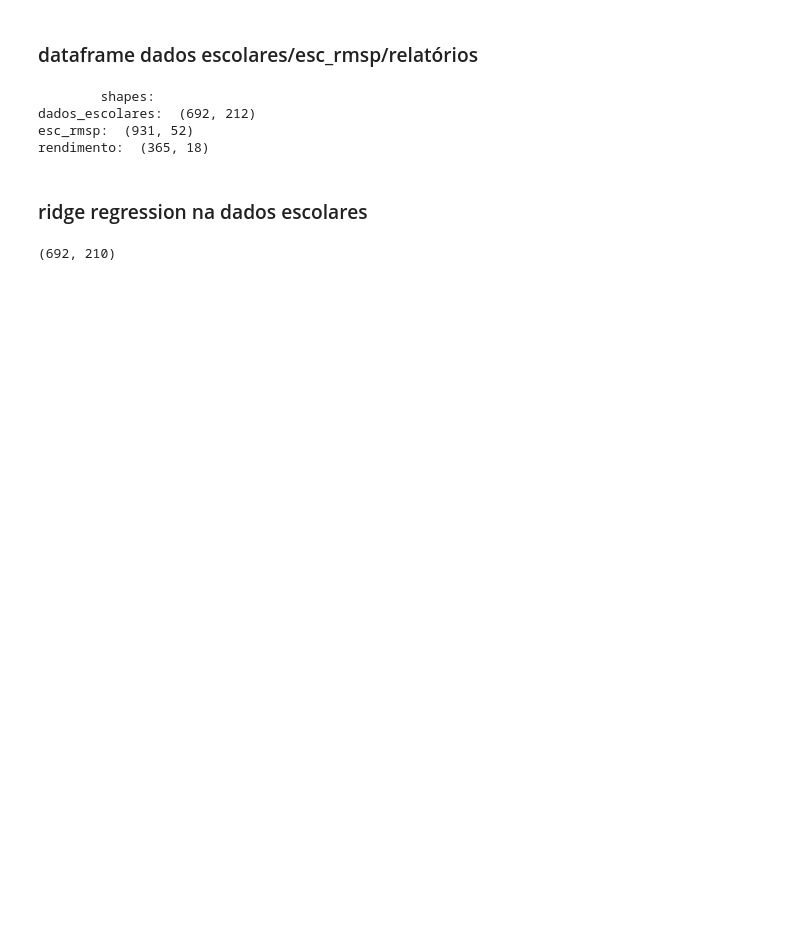
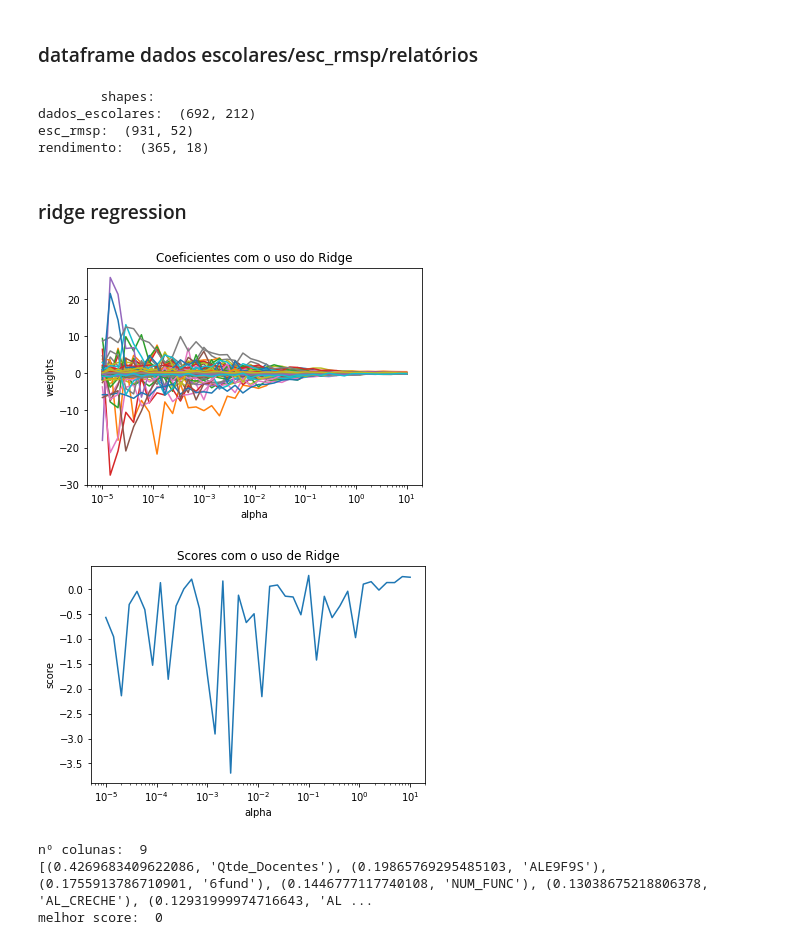
Before and after one commit to GiovaniValdrighi/DataScience_IC, a Jupyter notebook: Contest/ridge_lasso.ipynb, the cells around one changed output. Cells and saved outputs as stored; diff of their text form; code cells hidden in the pictures; blank space fills up the shorter version.

```diff
--- a/Contest/ridge_lasso.ipynb
+++ b/Contest/ridge_lasso.ipynb
@@ -54,16 +55,4 @@ dados_escolares:  (692, 212)
 esc_rmsp:  (931, 52)
 rendimento:  (365, 18)
 # %% [markdown]
-### ridge regression na dados escolares
+### ridge regression
-# %%
-#criando o merge com base na coluna CODMEC usando o dataframe target e os dados escolares
-new_df = pd.merge(dados_escolares, nota, on = 'CODMEC')
-new_df.drop(['CODMEC', 'ANO','NUMERO DE PARTICIPANTES'], axis = 1, inplace = True)
-#criando o data e o target
-data = new_df.drop('Classificacao', axis = 1)
-target = new_df.Classificacao
-print(data.shape)
-n_alphas = 40
-alphas = np.logspace(-5, 1, n_alphas)
-# %% [output]
-(692, 210)
@@ -69,0 +120,10 @@ alphas = np.logspace(-5, 1, n_alphas)
+# %%
+n_alphas = 40
+alphas = np.logspace(-5, 1, n_alphas)
+ridge_aplicada(dados_escolares, alphas)
+# %% [output]
+[figure, added]
+[figure, added]
+nº colunas:  9
+[(0.4269683409622086, 'Qtde_Docentes'), (0.19865769295485103, 'ALE9F9S'), (0.1755913786710901, '6fund'), (0.1446777117740108, 'NUM_FUNC'), (0.13038675218806378, 'AL_CRECHE'), (0.12931999974716643, 'AL ...
+melhor score:  0
```
Also changed, not shown: parts of 10 cells of this notebook.
